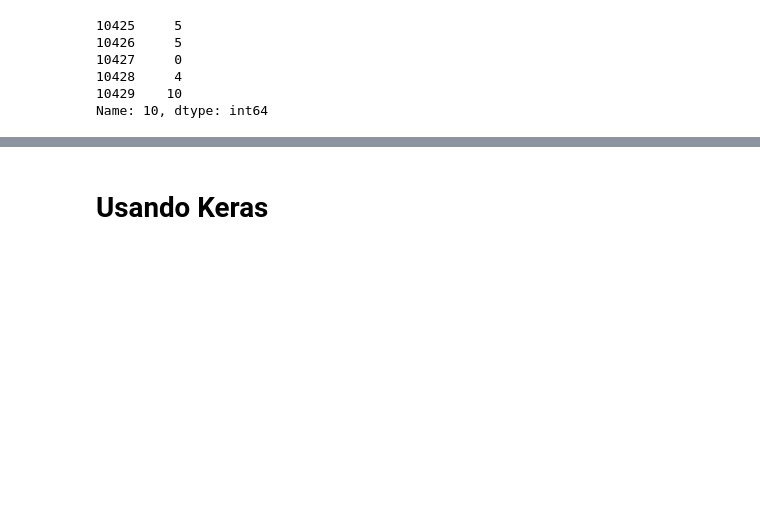
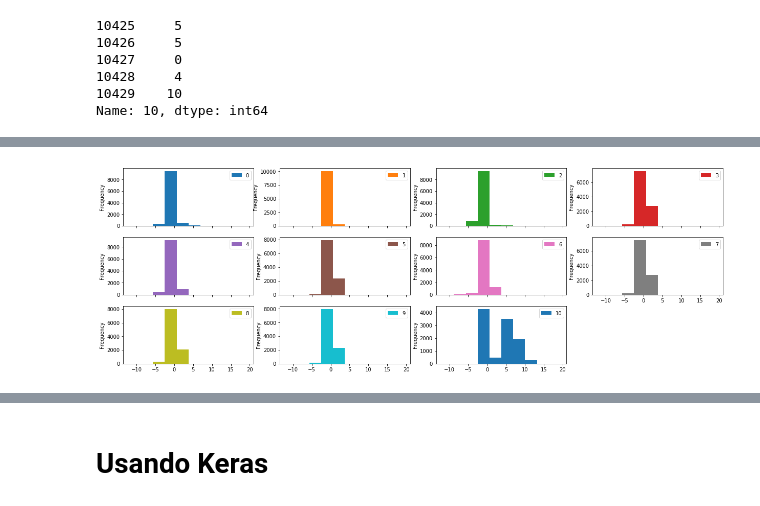
Before and after one commit to nathNath/provadeia, a Jupyter notebook: questaodois/Segunda questão.ipynb, the cells around one changed output, grey strips where cells are left out. Cells and saved outputs as stored; diff of their text form; code cells hidden in the pictures; blank space fills up the shorter version.

```diff
--- a/questaodois/Segunda questão.ipynb
+++ b/questaodois/Segunda questão.ipynb
@@ -278,0 +271,4 @@ Name: 10, dtype: int64
+# %%
+a = dataset.plot(kind='hist', subplots=True, figsize=(21,12), layout=(5,4))
+# %% [output]
+[figure, added]
```
Also changed, not shown: parts of 36 cells of this notebook.
